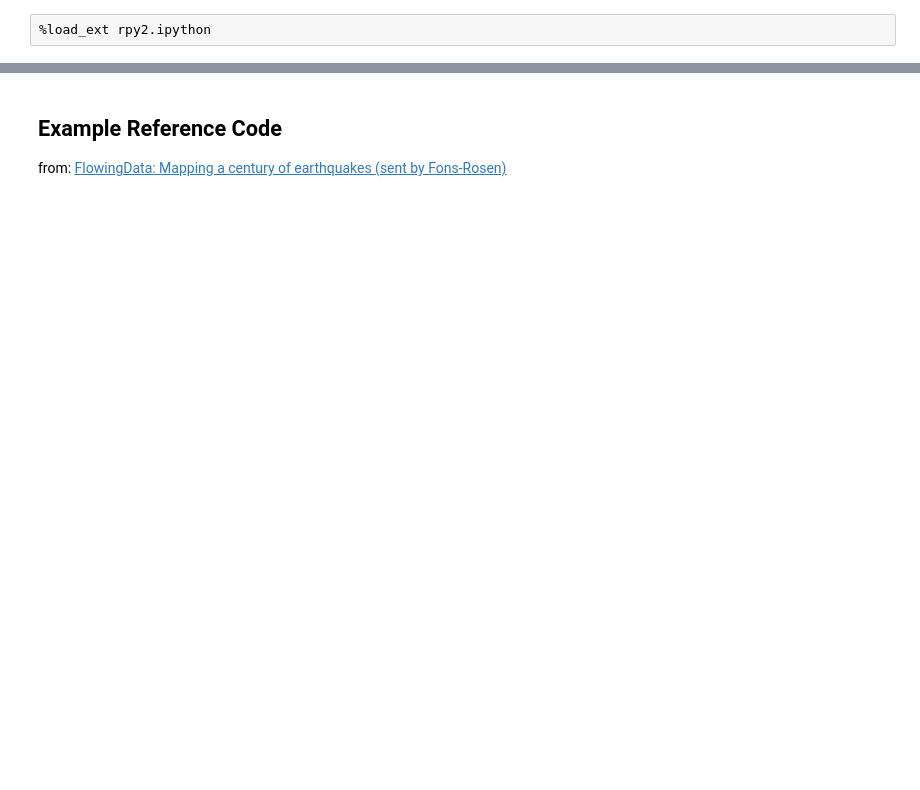
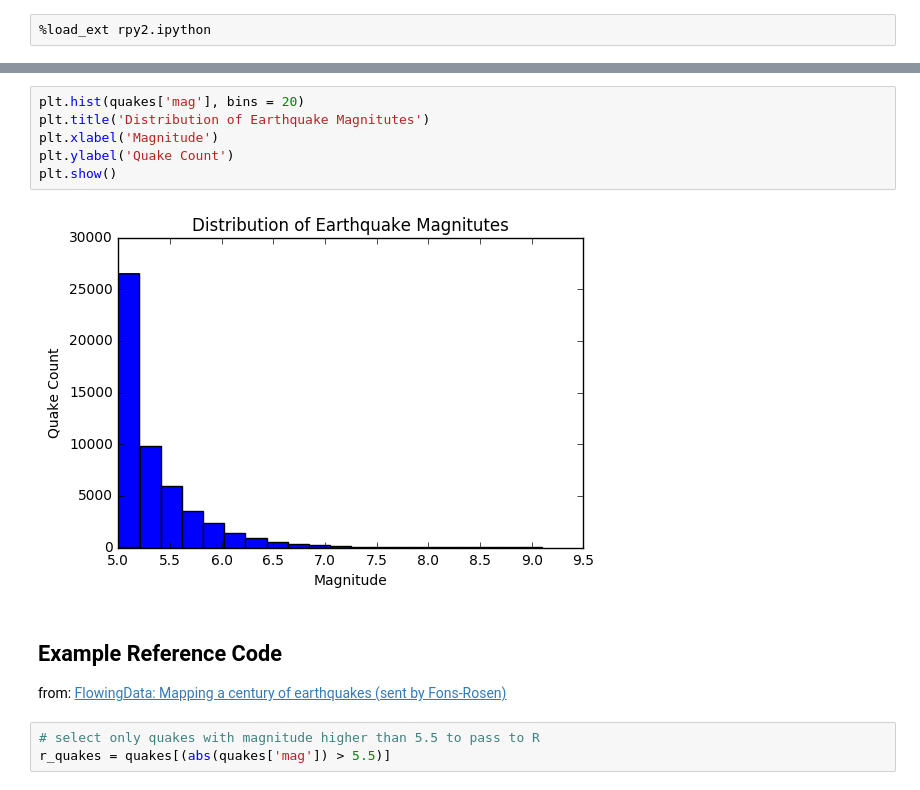
Before and after one commit to feliuserra/Luminosity, a Jupyter notebook: earthquakes.ipynb, the cells around one changed output, grey strips where cells are left out. Cells and saved outputs as stored; diff of their text form; blank space fills up the shorter version.

```diff
--- a/earthquakes.ipynb
+++ b/earthquakes.ipynb
@@ -3,4 +41,15 @@
+# %%
+plt.hist(quakes['mag'], bins = 20)
+plt.title('Distribution of Earthquake Magnitutes')
+plt.xlabel('Magnitude')
+plt.ylabel('Quake Count')
+plt.show()
+# %% [output]
+[figure, added]
 # %% [markdown]
 ## Example Reference Code
 from: [FlowingData: Mapping a century of earthquakes (sent by Fons-Rosen)](http://flowingdata.com/2014/04/15/mapping-a-century-of-earthquakes/)
+# %%
+# select only quakes with magnitude higher than 5.5 to pass to R
+r_quakes = quakes[(abs(quakes['mag']) > 5.5)]
 # %%
```
Also changed, not shown: parts of 7 cells of this notebook.
